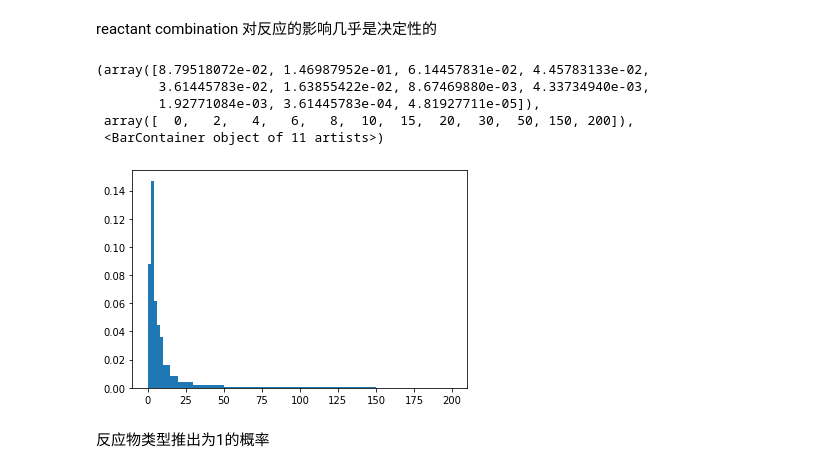
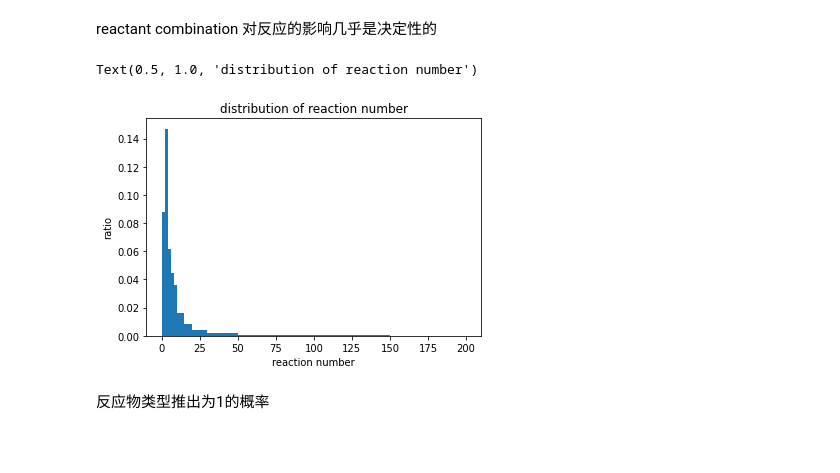
Before and after one commit to Xi-yuanWang/DarkReaction, a Jupyter notebook: detailedAnal.ipynb, the cells around one changed output. Drawn from its saved outputs; the diff is of its cells as text; code cells hidden in the pictures; blank space fills up the shorter version.

```diff
--- a/detailedAnal.ipynb
+++ b/detailedAnal.ipynb
@@ -38,16 +32,13 @@ rawX=raw.loc[:,"XXXinorg1":"purity"]
 # %% [markdown]
 reactant combination 对反应的影响几乎是决定性的
-# %%
-reactComb=np.load("./processedData/reactComb.npy",allow_pickle=True)
 # %%
-plt.hist([len(i) for i in reactantCombination],[0,2,4,6,8,10,15,20,30,50,150,200],density=True)
+plt.hist([len(i) for i in reactComb],[0,2,4,6,8,10,15,20,30,50,150,200],density=True)
+plt.xlabel("reaction number")
+plt.ylabel("ratio")
+plt.title("distribution of reaction number")
 # %% [output]
-(array([8.79518072e-02, 1.46987952e-01, 6.14457831e-02, 4.45783133e-02,
-        3.61445783e-02, 1.63855422e-02, 8.67469880e-03, 4.33734940e-03,
-        1.92771084e-03, 3.61445783e-04, 4.81927711e-05]),
- array([  0,   2,   4,   6,   8,  10,  15,  20,  30,  50, 150, 200]),
- <BarContainer object of 11 artists>)
+Text(0.5, 1.0, 'distribution of reaction number')
-[figure, old version]
+[figure, new version]
 # %% [markdown]
 反应物类型推出为1的概率
 # %%
```
Also changed, not shown: parts of 29 cells of this notebook, 35 other files.
